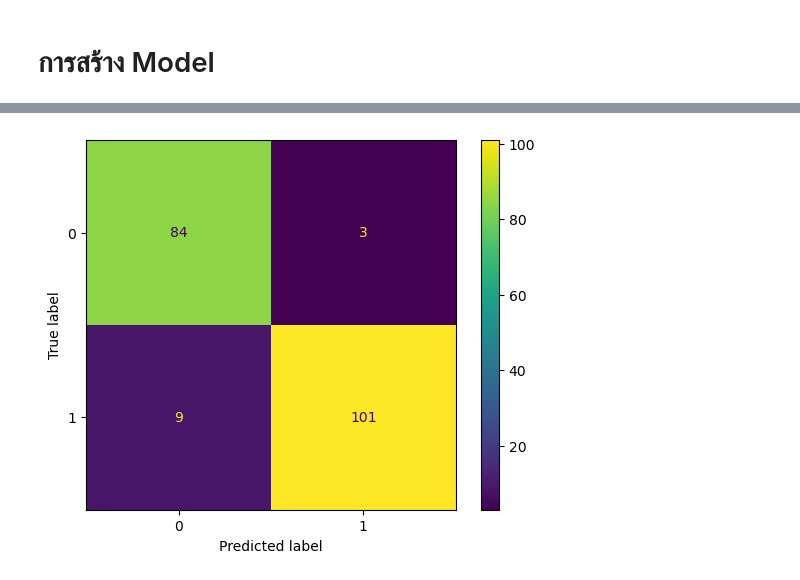
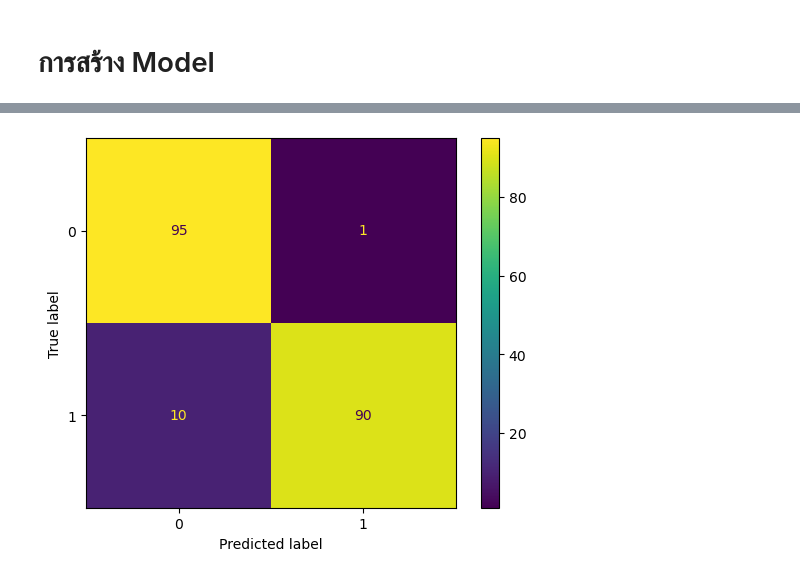
Before and after one commit to qpsss/Credit-Card-Fraud-Detection, a Jupyter notebook: Credit_Card_Fraud_Detection.ipynb, the cells around one changed output, grey strips where cells are left out. Cells and saved outputs as stored; diff of their text form; code cells hidden in the pictures.

```diff
--- a/Credit_Card_Fraud_Detection.ipynb
+++ b/Credit_Card_Fraud_Detection.ipynb
@@ -178,0 +202,18 @@ V22               0.000805         0.000805
+# %%
+v14_fraud = new_df['V14'].loc[new_df['Class'] == 1].values
+q25, q75 = np.percentile(v14_fraud, 25), np.percentile(v14_fraud, 75)
+print('Quartile 25: {} | Quartile 75: {}'.format(q25, q75))
+v14_iqr = q75 - q25
+print('iqr: {}'.format(v14_iqr))
+
+v14_cut_off = v14_iqr * 1.5
+v14_lower, v14_upper = q25 - v14_cut_off, q75 + v14_cut_off
+print('Cut Off: {}'.format(v14_cut_off))
+print('V14 Lower: {}'.format(v14_lower))
+print('V14 Upper: {}'.format(v14_upper))
+
+outliers = [x for x in v14_fraud if x < v14_lower or x > v14_upper]
+print('Feature V14 Outliers for Fraud Cases: {}'.format(len(outliers)))
+print('V10 outliers:{}'.format(outliers))
+
+new_df = new_df.drop(new_df[(new_df['V14'] > v14_upper) | (new_df['V14'] < v14_lower)].index)
@@ -192,9 +243,5 @@ from sklearn.metrics import accuracy_score,confusion_matrix,classification_repor
 log_model = LogisticRegression(max_iter=3000)
 log_model.fit(X_train, y_train)
 
-
-log_model_train_score = log_model.score(X_train, y_train)
-log_model_test_score = log_model.score(X_test, y_test)
-
-y_pred = log_model.predict(X_test)
-log_model_acc = accuracy_score(y_pred,y_test)
+y_pred_log = log_model.predict(X_test)
+accuracy_score(y_test,y_pred_log)
@@ -213,12 +262,10 @@ LogisticRegressionModel accuracy is :  0.9390862944162437
 # %%
 from sklearn.datasets import make_classification
 from sklearn.metrics import confusion_matrix, ConfusionMatrixDisplay
 
-cm = confusion_matrix(y_test, y_pred, labels=log_model.classes_)
+cm = confusion_matrix(y_test, y_pred_log, labels=log_model.classes_)
 disp = ConfusionMatrixDisplay(confusion_matrix=cm, display_labels=log_model.classes_)
 disp.plot()
 plt.show()
-# plot_confusion_matrix(log_model, X_test, y_test)
-# plt.show()
 # %% [output]
-[figure, old version]
+[figure, new version]
```
Also changed, not shown: parts of 16 cells of this notebook, 1 other file.
